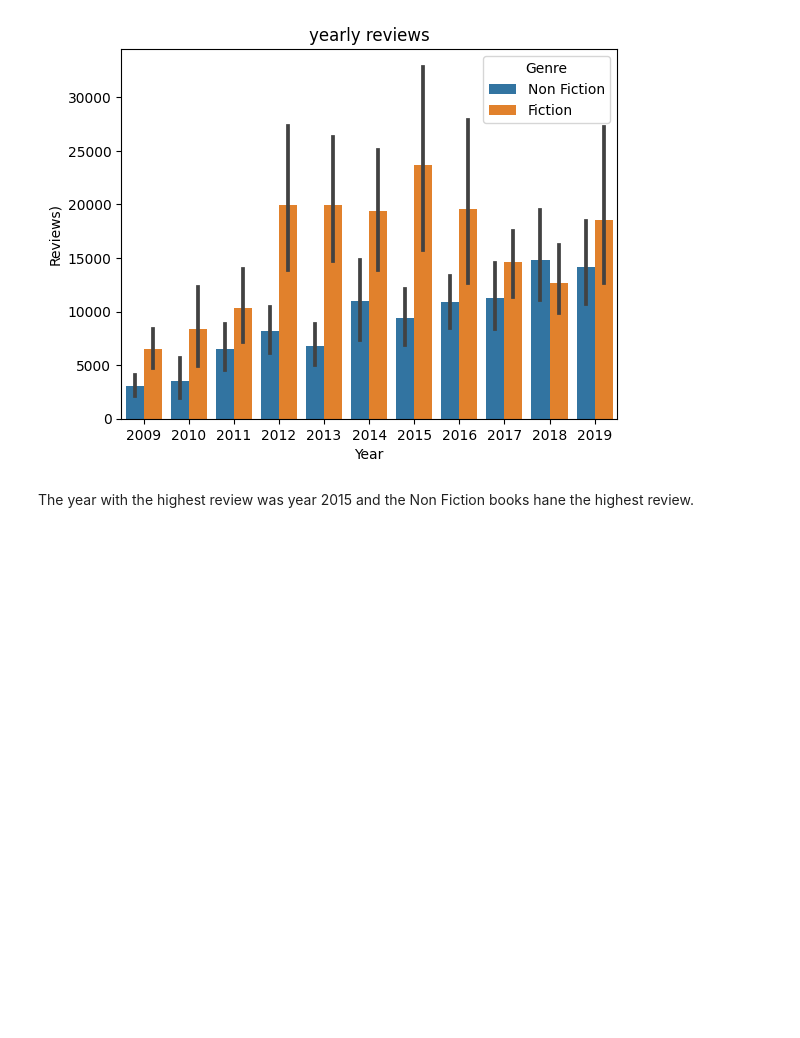
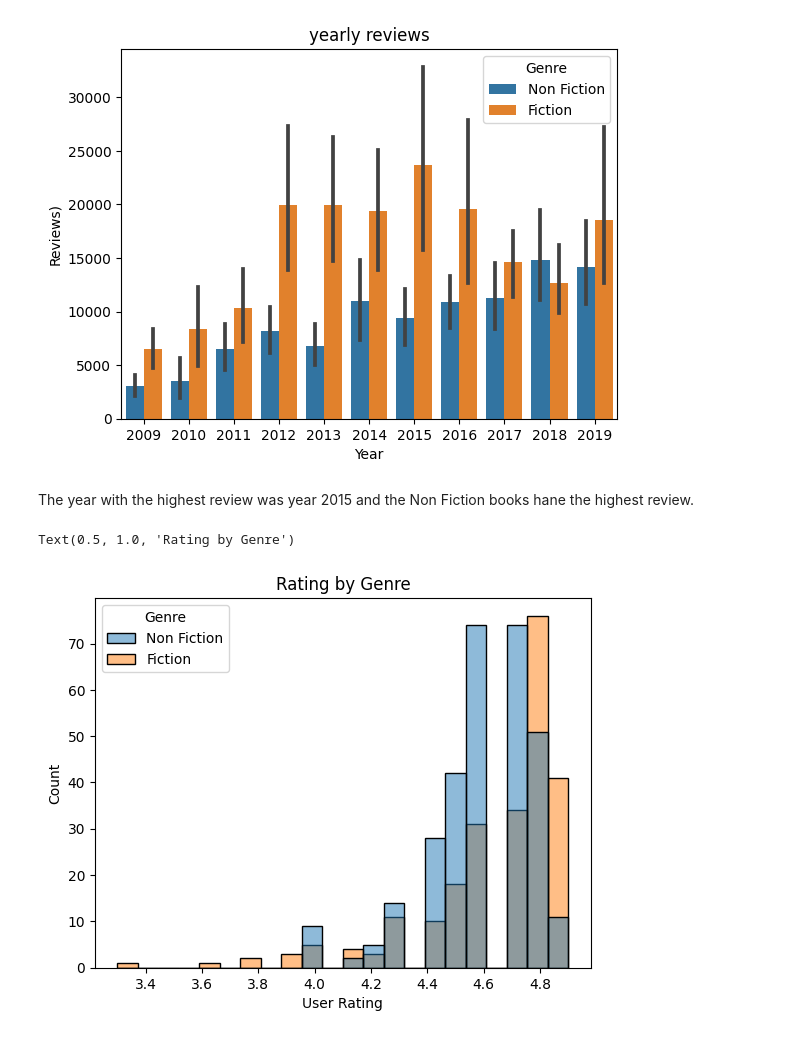
Before and after one commit to Oluyomy/Amazon_Bestselling_Reads-, a Jupyter notebook: bestsellers.ipynb, the cells around one changed output. Saved outputs shown, nothing was run; the diff lists cells and outputs as text; code cells hidden in the pictures; blank space fills up the shorter version.

```diff
--- a/bestsellers.ipynb
+++ b/bestsellers.ipynb
@@ -189,3 +189,10 @@ Text(0.5, 1.0, 'yearly reviews')
 [figure]
 # %% [markdown]
 The year with the highest review was  year 2015 and the Non Fiction books hane the highest review.
+# %%
+sns.histplot(data=df, x=df["User Rating"], hue="Genre")
+plt.xlabel('User Rating')
+plt. title('Rating by Genre')
+# %% [output]
+Text(0.5, 1.0, 'Rating by Genre')
+[figure, added]
```
Also changed, not shown: parts of 2 cells of this notebook.
